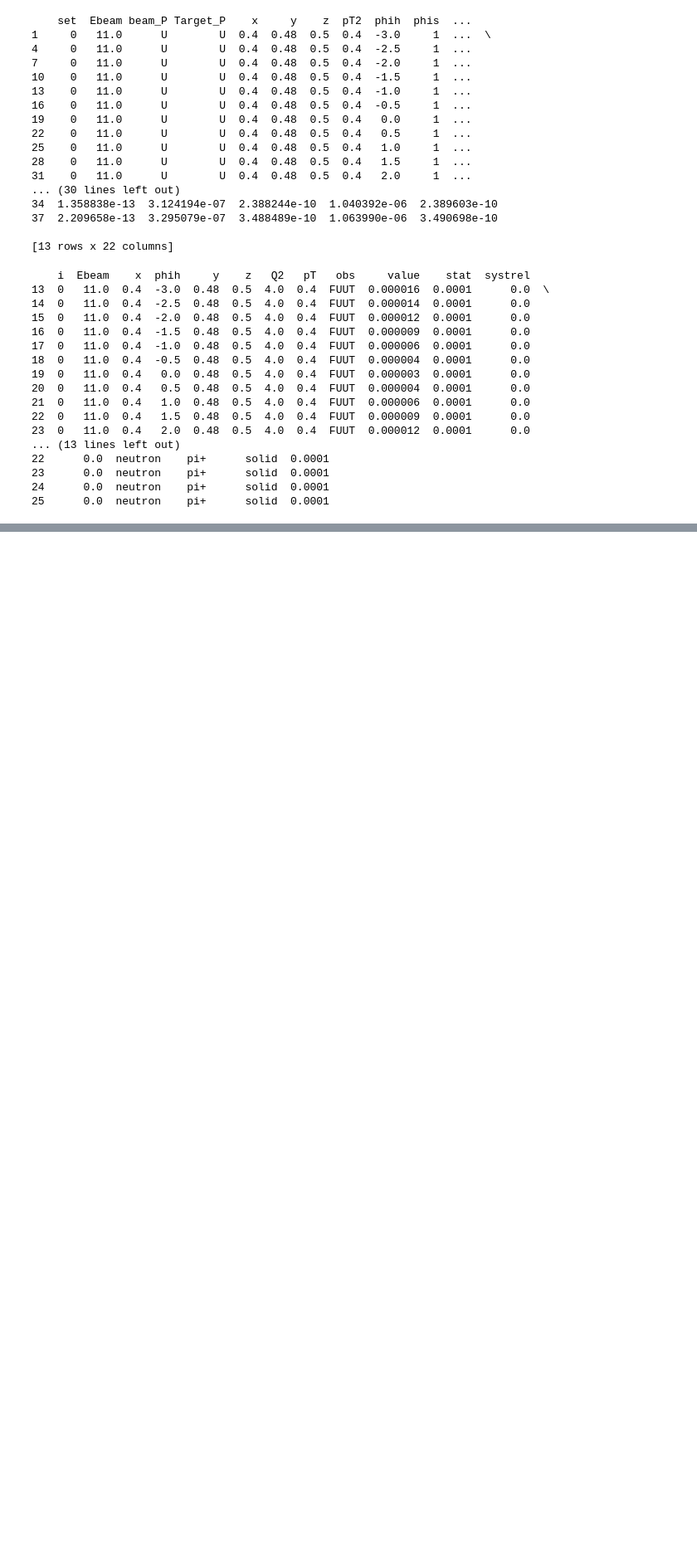
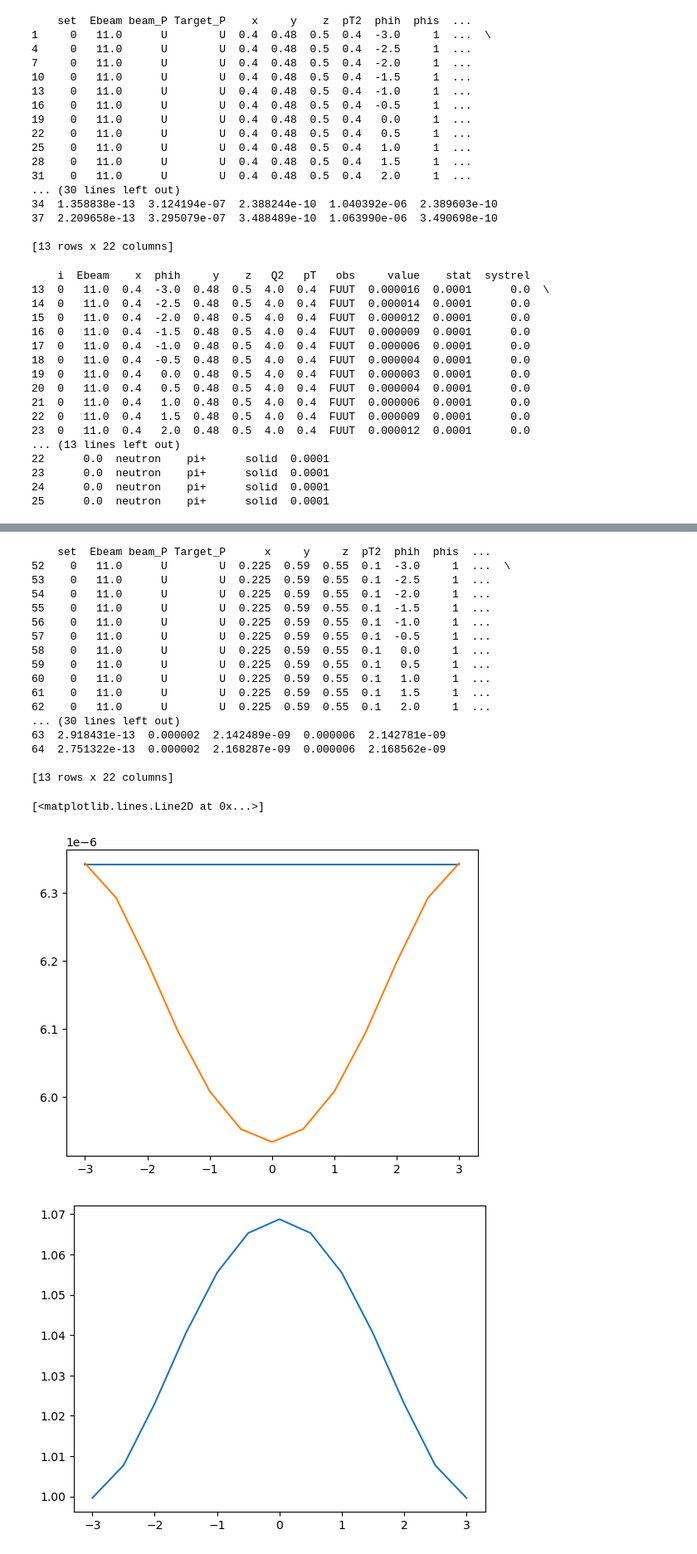
Before and after one commit to Mengzhendada/compare, a Jupyter notebook: test_compare_Duan_Tianbo.ipynb, the cells around one changed output, grey strips where cells are left out. Shown: that part at 83% size. Saved outputs shown, nothing was run; the diff lists cells and outputs as text; code cells hidden in the pictures; blank space fills up the shorter version.

```diff
--- a/test_compare_Duan_Tianbo.ipynb
+++ b/test_compare_Duan_Tianbo.ipynb
@@ -138,0 +149,31 @@ plt.savefig('../Unpol_proposal/Materials/Compare_UU.pdf')
+# %%
+df_Duane_4 = df_Duane[(df_Duane['Target_P']=='U')&(df_Duane['Ebeam']==11)&(df_Duane['x']==0.225)]
+phih_Duane_4 = df_Duane_4['phih']
+value_Duane_4 = df_Duane_4['born']
+rc_Duane_4 = df_Duane_4['nrad_rad']
+print(df_Duane_4)
+plt.plot(phih_Duane_4,value_Duane_4)
+plt.plot(phih_Duane_4,rc_Duane_4)
+plt.figure()
+plt.plot(phih_Duane_4,np.asarray(value_Duane_4)/np.asarray(rc_Duane_4))
+# %% [output]
+    set  Ebeam beam_P Target_P      x     y     z  pT2  phih  phis  ...
+52    0   11.0      U        U  0.225  0.59  0.55  0.1  -3.0     1  ...  \
+53    0   11.0      U        U  0.225  0.59  0.55  0.1  -2.5     1  ...
+54    0   11.0      U        U  0.225  0.59  0.55  0.1  -2.0     1  ...
+55    0   11.0      U        U  0.225  0.59  0.55  0.1  -1.5     1  ...
+56    0   11.0      U        U  0.225  0.59  0.55  0.1  -1.0     1  ...
+57    0   11.0      U        U  0.225  0.59  0.55  0.1  -0.5     1  ...
+58    0   11.0      U        U  0.225  0.59  0.55  0.1   0.0     1  ...
+59    0   11.0      U        U  0.225  0.59  0.55  0.1   0.5     1  ...
+60    0   11.0      U        U  0.225  0.59  0.55  0.1   1.0     1  ...
+61    0   11.0      U        U  0.225  0.59  0.55  0.1   1.5     1  ...
+62    0   11.0      U        U  0.225  0.59  0.55  0.1   2.0     1  ...
+... (30 lines left out)
+63  2.918431e-13  0.000002  2.142489e-09  0.000006  2.142781e-09
+64  2.751322e-13  0.000002  2.168287e-09  0.000006  2.168562e-09
+
+[13 rows x 22 columns]
+[<matplotlib.lines.Line2D at 0x...>]
+[figure, added]
+[figure, added]
```
Also changed, not shown: parts of 5 cells of this notebook, 2 other files.
